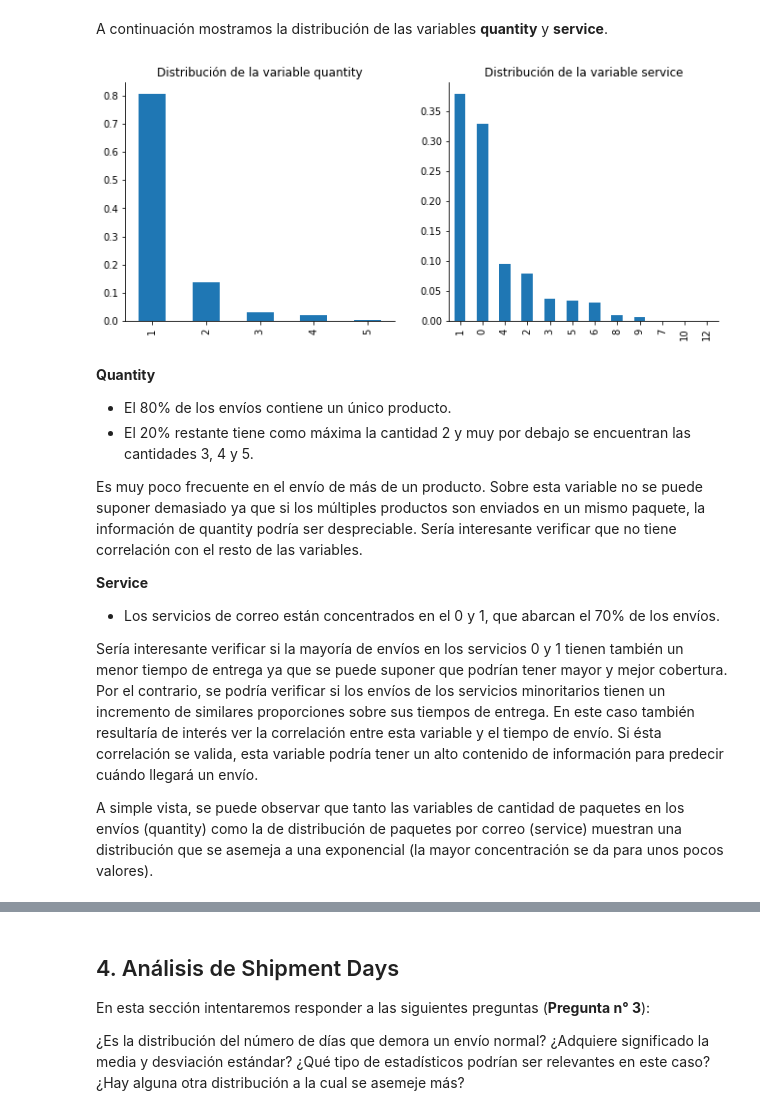
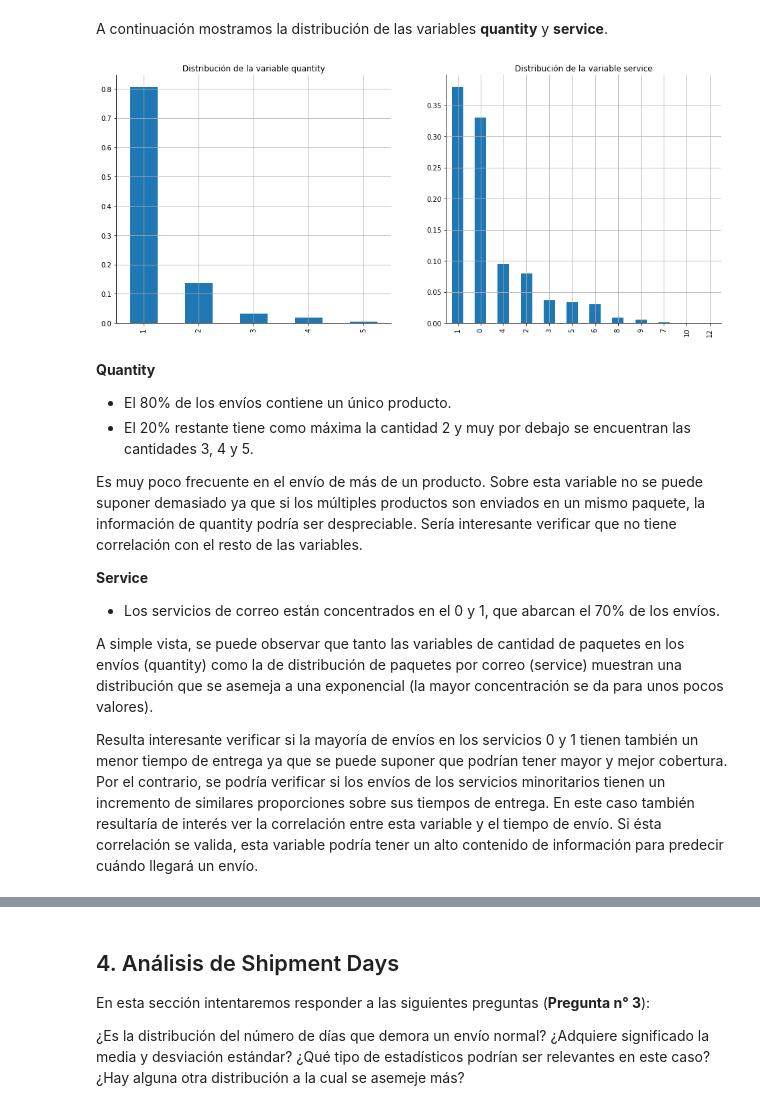
Before and after one commit to NSalina/diplodatos_2019, a Jupyter notebook: mentoria_envios/Practico1_AyV_Mentoria_cuando_llega.ipynb, the cells around one changed output, grey strips where cells are left out. Drawn from its saved outputs; the diff is of its cells as text; code cells hidden in the pictures.

```diff
--- a/mentoria_envios/Practico1_AyV_Mentoria_cuando_llega.ipynb
+++ b/mentoria_envios/Practico1_AyV_Mentoria_cuando_llega.ipynb
@@ -613,18 +613,18 @@ El gráfico de barras anterior muestra, como habíamos notado en el primer punto
 # %% [markdown]
 A continuación mostramos la distribución de las variables **quantity** y **service**.
 # %%
-plt.figure(figsize=(23,10))
+plt.figure(figsize=(25,15))
 
-plt.subplot2grid((2,4),(0,0))
-dataset['quantity'].value_counts(normalize=True).plot(kind='bar')
+plt.subplot2grid((2,3),(0,0))
+dataset['quantity'].value_counts(normalize=True).plot(kind='bar',grid=True)
 plt.title('Distribución de la variable quantity')
 
-plt.subplot2grid((2,4),(0,1))
-dataset['service'].value_counts(normalize=True,sort=True).plot(kind='bar')
+plt.subplot2grid((2,3),(0,1))
+dataset['service'].value_counts(normalize=True,sort=True).plot(kind='bar',grid=True)
 plt.title('Distribución de la variable service')
 sns.despine()
 # %% [output]
-[figure, old version]
+[figure, new version]
 # %% [markdown]
 **Quantity**
 
@@ -637,6 +637,6 @@ Es muy poco frecuente en el envío de más de un producto. Sobre esta variable n
 
 * Los servicios de correo están concentrados en el 0 y 1, que abarcan el 70% de los envíos.
 
-Sería interesante verificar si la mayoría de envíos en los servicios 0 y 1 tienen también un menor tiempo de entrega ya que se puede suponer que podrían tener mayor y mejor cobertura. Por el contrario, se podría verificar si los envíos de los servicios minoritarios tienen un incremento de similares proporciones sobre sus tiempos de entrega. En este caso también resultaría de interés ver la correlación entre esta variable y el tiempo de envío. Si ésta correlación se valida, esta variable podría tener un alto contenido de información para predecir cuándo llegará un envío.
+A simple vista, se puede observar que tanto las variables de cantidad de paquetes en los envíos (quantity) como la de distribución de paquetes por correo (service) muestran una distribución que se asemeja a una exponencial (la mayor concentración se da para unos pocos valores).
 
-A simple vista, se puede observar que tanto las variables de cantidad de paquetes en los envíos (quantity) como la de distribución de paquetes por correo (service) muestran una distribución que se asemeja a una exponencial (la mayor concentración se da para unos pocos valores).
+Resulta interesante verificar si la mayoría de envíos en los servicios 0 y 1 tienen también un menor tiempo de entrega ya que se puede suponer que podrían tener mayor y mejor cobertura. Por el contrario, se podría verificar si los envíos de los servicios minoritarios tienen un incremento de similares proporciones sobre sus tiempos de entrega. En este caso también resultaría de interés ver la correlación entre esta variable y el tiempo de envío. Si ésta correlación se valida, esta variable podría tener un alto contenido de información para predecir cuándo llegará un envío.
```
Also changed, not shown: parts of 5 cells of this notebook.
